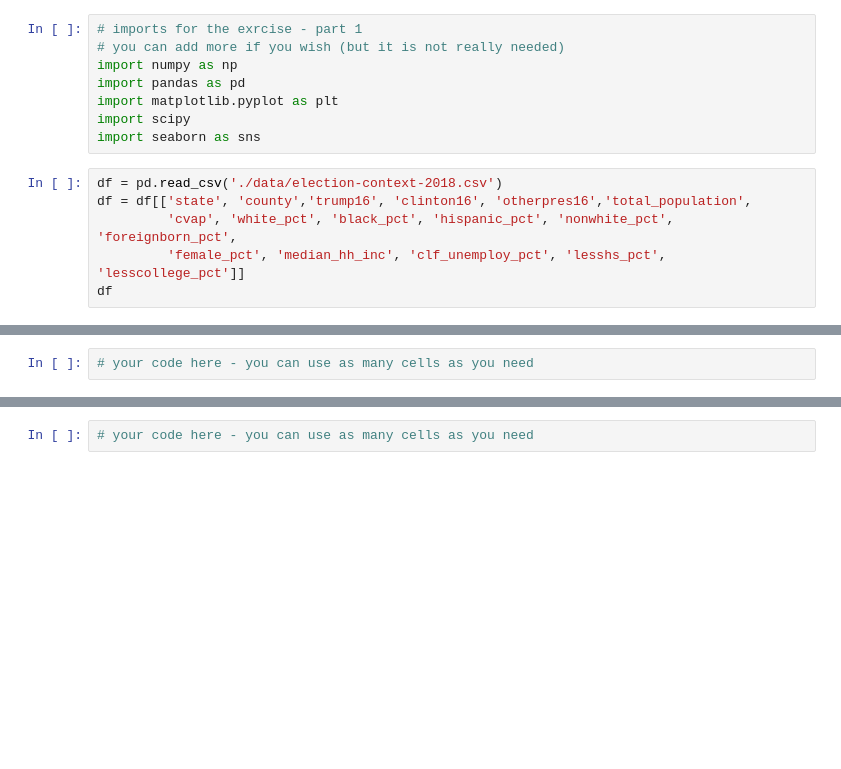
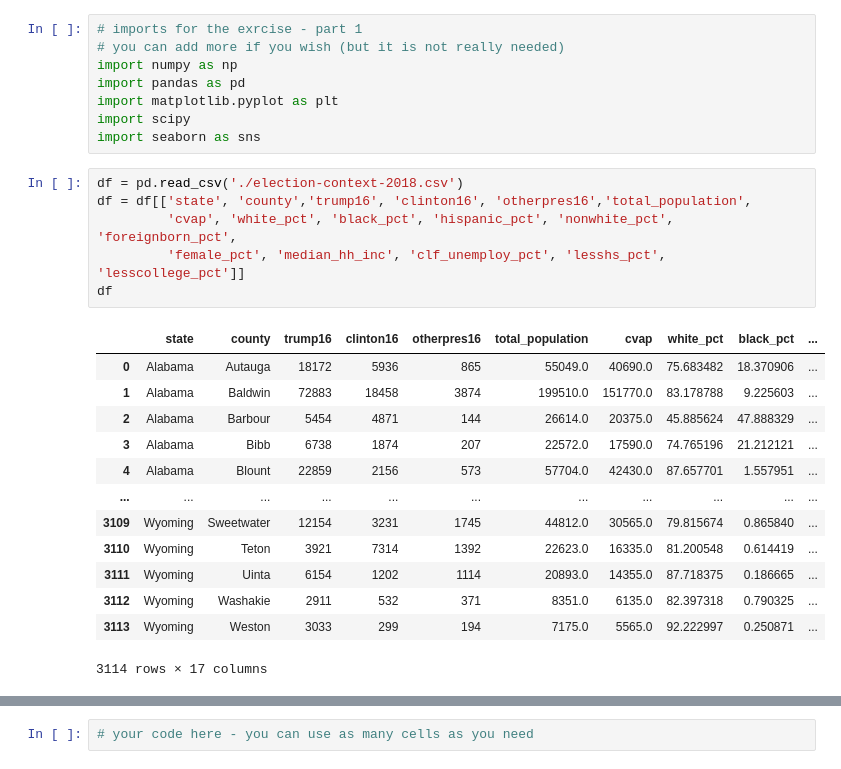
Before and after one commit to mocedon/ee_046202, a Jupyter notebook: wet1/ee046202_wet_1_stats_dim_reduction_public.ipynb, the cells around one changed output, grey strips where cells are left out. Cells and saved outputs as stored; diff of their text form; blank space fills up the shorter version.

```diff
--- a/wet1/ee046202_wet_1_stats_dim_reduction_public.ipynb
+++ b/wet1/ee046202_wet_1_stats_dim_reduction_public.ipynb
@@ -130,11 +130,25 @@ import matplotlib.pyplot as plt
 import scipy
 import seaborn as sns
 # %%
-df = pd.read_csv('./data/election-context-2018.csv')
+df = pd.read_csv('./election-context-2018.csv')
 df = df[['state', 'county','trump16', 'clinton16', 'otherpres16','total_population',
          'cvap', 'white_pct', 'black_pct', 'hispanic_pct', 'nonwhite_pct', 'foreignborn_pct',
          'female_pct', 'median_hh_inc', 'clf_unemploy_pct', 'lesshs_pct', 'lesscollege_pct']]
 df
+# %% [output]
+|  | state | county | trump16 | clinton16 | otherpres16 | total_population | cvap | white_pct | black_pct | ... |
+| 0 | Alabama | Autauga | 18172 | 5936 | 865 | 55049.0 | 40690.0 | 75.683482 | 18.370906 | ... |
+| 1 | Alabama | Baldwin | 72883 | 18458 | 3874 | 199510.0 | 151770.0 | 83.178788 | 9.225603 | ... |
+| 2 | Alabama | Barbour | 5454 | 4871 | 144 | 26614.0 | 20375.0 | 45.885624 | 47.888329 | ... |
+| 3 | Alabama | Bibb | 6738 | 1874 | 207 | 22572.0 | 17590.0 | 74.765196 | 21.212121 | ... |
+| 4 | Alabama | Blount | 22859 | 2156 | 573 | 57704.0 | 42430.0 | 87.657701 | 1.557951 | ... |
+| ... | ... | ... | ... | ... | ... | ... | ... | ... | ... | ... |
+| 3109 | Wyoming | Sweetwater | 12154 | 3231 | 1745 | 44812.0 | 30565.0 | 79.815674 | 0.865840 | ... |
+| 3110 | Wyoming | Teton | 3921 | 7314 | 1392 | 22623.0 | 16335.0 | 81.200548 | 0.614419 | ... |
+| 3111 | Wyoming | Uinta | 6154 | 1202 | 1114 | 20893.0 | 14355.0 | 87.718375 | 0.186665 | ... |
+| 3112 | Wyoming | Washakie | 2911 | 532 | 371 | 8351.0 | 6135.0 | 82.397318 | 0.790325 | ... |
+| 3113 | Wyoming | Weston | 3033 | 299 | 194 | 7175.0 | 5565.0 | 92.222997 | 0.250871 | ... |
+3114 rows × 17 columns
 # %% [markdown]
 ### <img src="https://img.icons8.com/color/48/000000/code.png" style="height:50px;display:inline"> Task 1 - Preprocessing
 ---
@@ -148,5 +162,3 @@ We don't actually care about the counties, and thus we will perform the followin
 * You should end up with a `DataFrame` similar to the original (cell above), with the extra column, but with less rows. The name of the new DataFrame should be `prep_df` instead of `df`.
 
 **Hints**: `pandas` has great tools for doing all of this. Check out: `df[df['state']=='Alabama']`, `df.uniuqe()`, `df.sum()`, `df.append()`...
-# %%
-# your code here - you can use as many cells as you need
```
Also changed, not shown: parts of 6 cells of this notebook, 1 other file.
